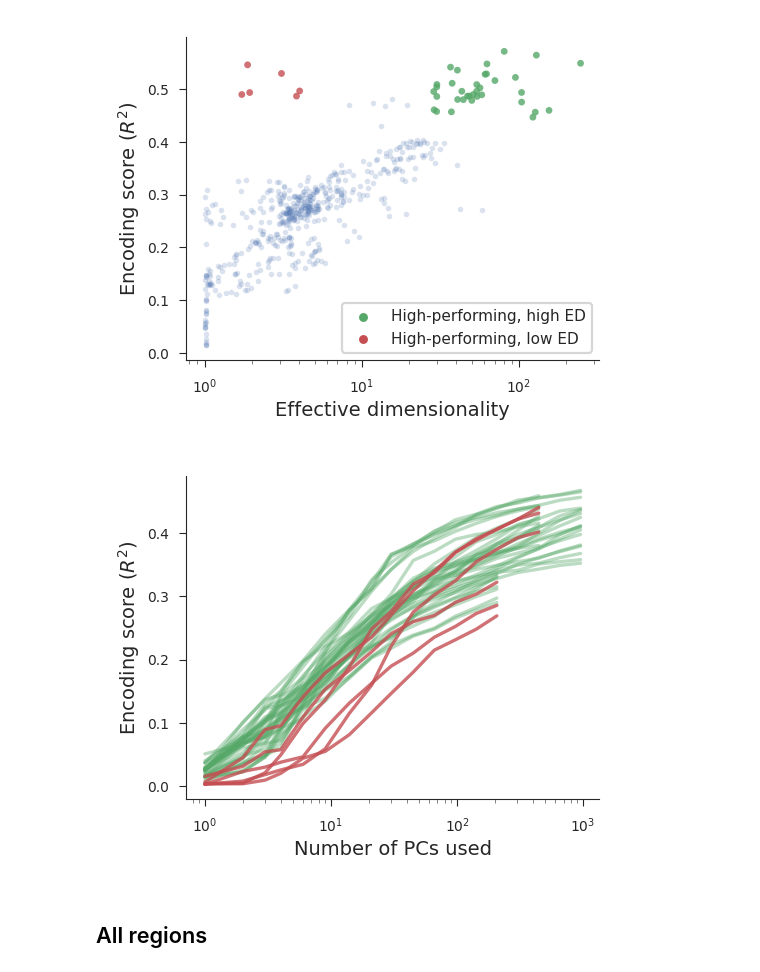
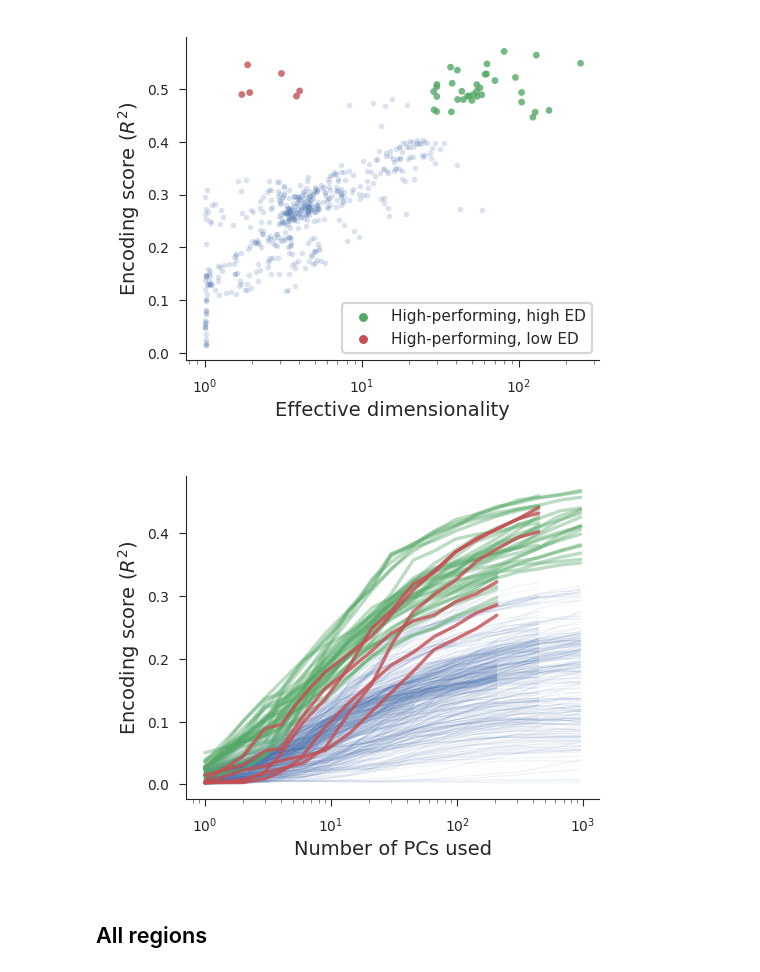
Before and after one commit to EricElmoznino/encoder_dimensionality, a Jupyter notebook: figures/manuscript/results.ipynb, the cells around one changed output. Drawn from its saved outputs; the diff is of its cells as text; code cells hidden in the pictures.

Commit message:
dim usage plot now shows all models

```diff
--- a/figures/manuscript/results.ipynb
+++ b/figures/manuscript/results.ipynb
@@ -728,35 +728,38 @@ data.loc[:, 'layer'] = data['layer'].replace(tf_to_pt_layer_map)
 
 def isin_group(groupdf, row):
     row = row[id_columns]
     return (row == groupdf).all(axis='columns').sum().astype(bool)
 
 data['control'] = data.apply(partial(isin_group, control), axis='columns')
 data['outlier'] = data.apply(partial(isin_group, outlier), axis='columns')
-data = data[data.control | data.outlier]
+# data = data[data.control | data.outlier]
 data['id'] = data[id_columns].sum(axis='columns')
 
 if scaled:
     scaled_scores = data.groupby(id_columns).apply(lambda x: x.scores / x[x.num_pcs == norm_pc].scores.item())
     scaled_scores = scaled_scores.reset_index(id_columns, drop=True)
     data['scaled_scores'] = scaled_scores
     y, ylabel = 'scaled_scores', r'Scaled encoding score ($R^2$)'
 else:
     y, ylabel = 'scores', r'Encoding score ($R^2$)'
 
 fig, ax = plt.subplots(figsize=(2.5, 2))
 
+sns.lineplot(data=data[(~data.outlier) & (~data.control)], x='num_pcs', y=y,
+             units='id', estimator=None, alpha=0.1, linewidth=0.35,
+             color=sns.color_palette()[0], ax=ax)
 sns.lineplot(data=data[data.control], x='num_pcs', y=y,
              units='id', estimator=None, alpha=0.4,
              color=sns.color_palette()[2], ax=ax)
 sns.lineplot(data=data[data.outlier], x='num_pcs', y=y,
              units='id', estimator=None, alpha=0.8,
              color=sns.color_palette()[3], ax=ax)
 ax.set(xlabel='Number of PCs used', ylabel=ylabel, xscale='log')
 
 plt.savefig('saved/appendix_dimusage-trends.png', dpi=300)
 plt.show()
 # %% [output]
-[figure, old version]
+[figure, new version]
 # %% [markdown]
 ## All regions
 # %%
```
Also changed, not shown: 2 other files.
